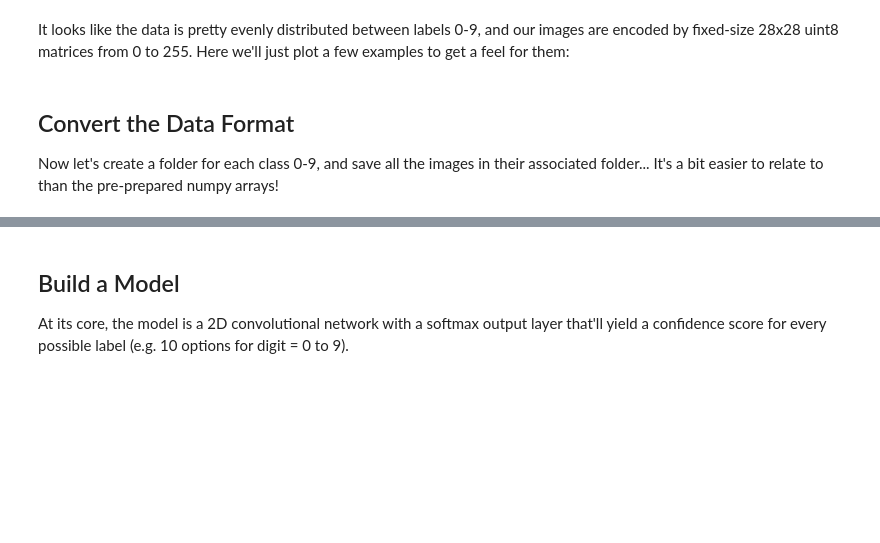
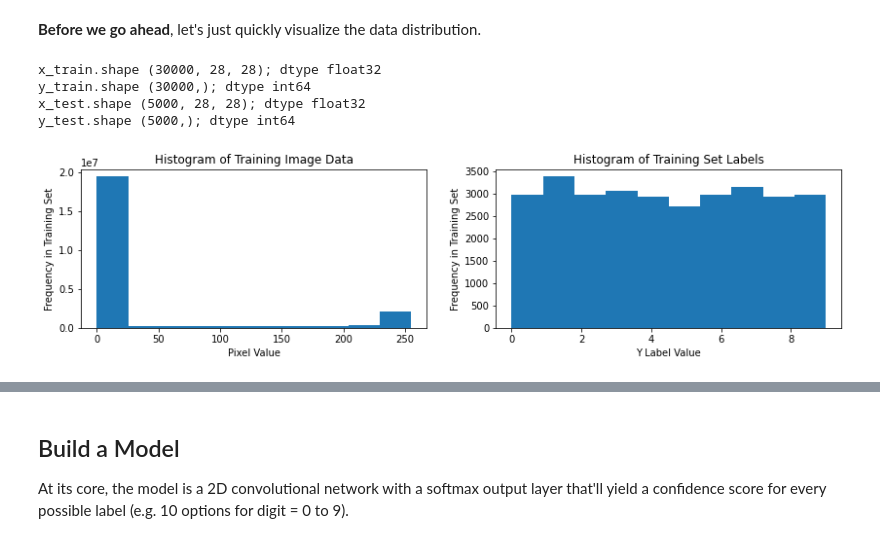
Before and after one commit to aws-samples/sagemaker-101-workshop, a Jupyter notebook: migration_challenge_keras_image/Local Notebook.ipynb, the cells around one changed output, grey strips where cells are left out. Cells and saved outputs as stored; diff of their text form; code cells hidden in the pictures; blank space fills up the shorter version.

```diff
--- a/migration_challenge_keras_image/Local Notebook.ipynb
+++ b/migration_challenge_keras_image/Local Notebook.ipynb
@@ -45,30 +213,29 @@ Let's use the Keras built-in to load the MNIST data, but explore exactly what fo
+# %% [markdown]
+**Before we go ahead**, let's just quickly visualize the data distribution.
 # %%
-(x_train_raw, y_train_raw), (x_test_raw, y_test_raw) = tf.keras.datasets.mnist.load_data()
-
-# To keep things snappy for the exercise (you'll see why later), we will scale back the data:
-x_train_raw = x_train_raw[0:len(x_train_raw) // 2]
-y_train_raw = y_train_raw[0:len(y_train_raw) // 2]
-x_test_raw = x_test_raw[0:len(x_test_raw) // 2]
-y_test_raw = y_test_raw[0:len(y_test_raw) // 2]
-
-print(f"x_train.shape {x_train_raw.shape}; dtype {x_train_raw.dtype}")
-print(f"y_train.shape {y_train_raw.shape}; dtype {y_train_raw.dtype}")
-print(f"x_test.shape {x_test_raw.shape}; dtype {x_test_raw.dtype}")
-print(f"y_test.shape {y_test_raw.shape}; dtype {y_test_raw.dtype}")
+print(f"x_train.shape {x_train.shape}; dtype {x_train.dtype}")
+print(f"y_train.shape {y_train.shape}; dtype {y_train.dtype}")
+print(f"x_test.shape {x_test.shape}; dtype {x_test.dtype}")
+print(f"y_test.shape {y_test.shape}; dtype {y_test.dtype}")
 
 fig = plt.figure(figsize=(14, 3))
 ax = plt.subplot(1, 2, 1)
-plt.hist(x_train_raw.flatten())
+#plt.hist(x_train_raw.flatten())
+plt.hist(x_train.flatten())
 ax.set_title("Histogram of Training Image Data")
 ax.set_ylabel("Frequency in Training Set")
 ax.set_xlabel("Pixel Value")
 
 ax = plt.subplot(1, 2, 2)
-plt.hist(y_train_raw)
+plt.hist(y_train)
 ax.set_title("Histogram of Training Set Labels")
 ax.set_ylabel("Frequency in Training Set")
 ax.set_xlabel("Y Label Value")
 
 plt.show()
+# %% [output]
+x_train.shape (30000, 28, 28); dtype float32
+y_train.shape (30000,); dtype int64
+x_test.shape (5000, 28, 28); dtype float32
+y_test.shape (5000,); dtype int64
+[figure, added]
-# %% [markdown]
-It looks like the data is pretty evenly distributed between labels 0-9, and our images are encoded by fixed-size 28x28 uint8 matrices from 0 to 255. Here we'll just plot a few examples to get a feel for them:
@@ -83,4 +241,0 @@ plt.show()
-# %% [markdown]
-## Convert the Data Format
-
-Now let's create a folder for each class 0-9, and save all the images in their associated folder... It's a bit easier to relate to than the pre-prepared numpy arrays!
```
Also changed, not shown: parts of 25 cells of this notebook.
